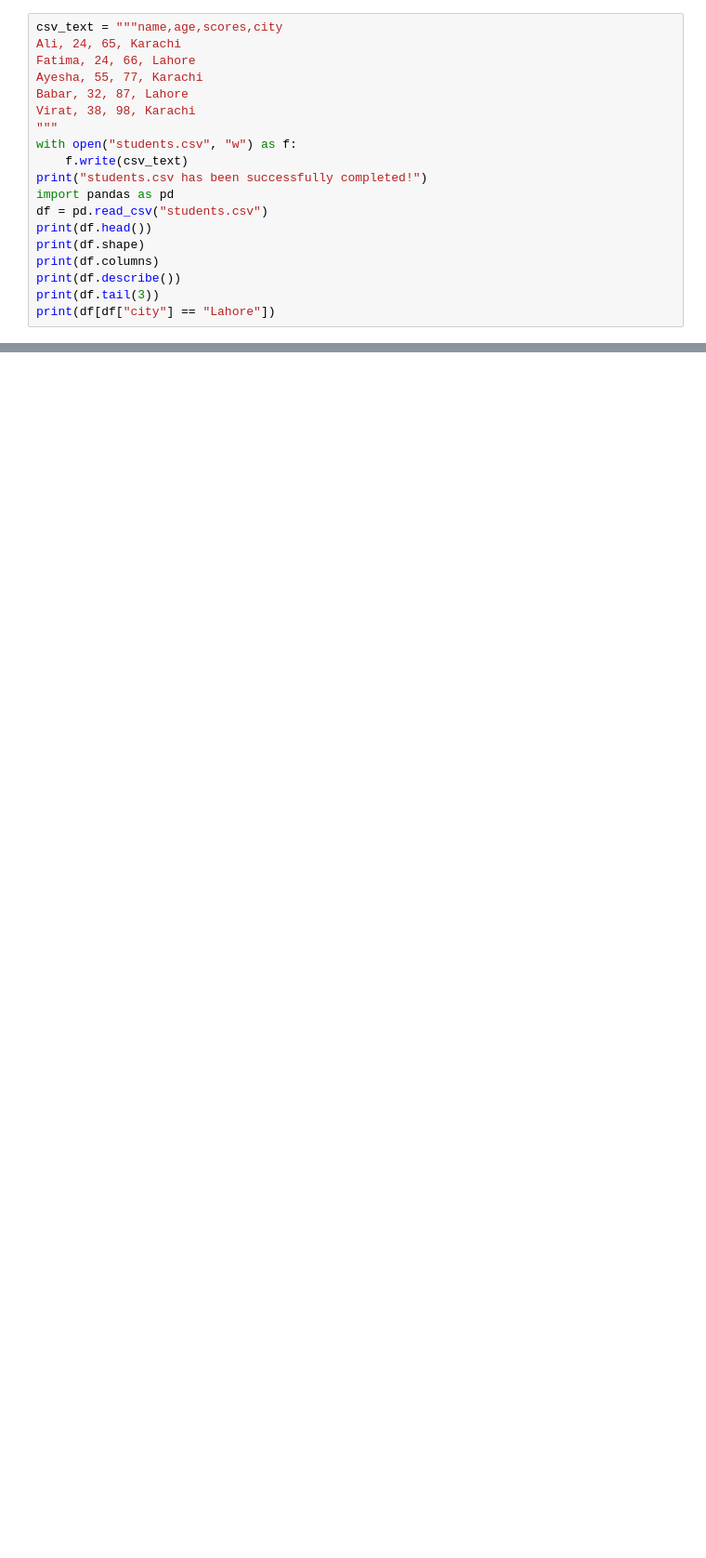
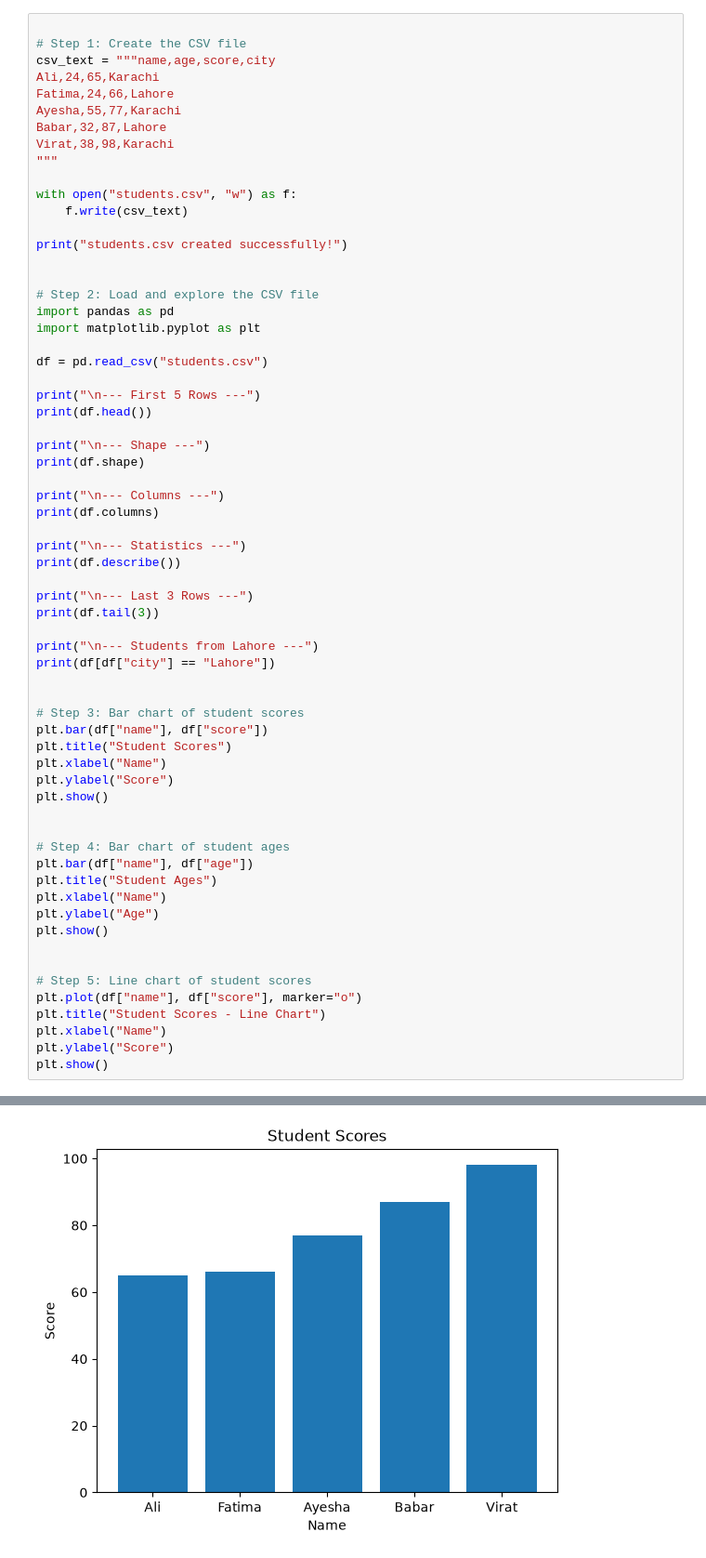
Before and after one commit to makaic18-sudo/ai-ml-journey, a Jupyter notebook: AI ML Work 3.ipynb, the cells around one changed output, grey strips where cells are left out. Shown at 93% size. Cells and saved outputs as stored; diff of their text form; blank space fills up the shorter version.

```diff
--- a/AI ML Work 3.ipynb
+++ b/AI ML Work 3.ipynb
@@ -1,20 +1,65 @@
 # %%
-csv_text = """name,age,scores,city
-Ali, 24, 65, Karachi
-Fatima, 24, 66, Lahore
-Ayesha, 55, 77, Karachi
-Babar, 32, 87, Lahore
-Virat, 38, 98, Karachi
+
+# Step 1: Create the CSV file
+csv_text = """name,age,score,city
+Ali,24,65,Karachi
+Fatima,24,66,Lahore
+Ayesha,55,77,Karachi
+Babar,32,87,Lahore
+Virat,38,98,Karachi
 """
+
 with open("students.csv", "w") as f:
     f.write(csv_text)
-print("students.csv has been successfully completed!")
+
+print("students.csv created successfully!")
+
+
+# Step 2: Load and explore the CSV file
 import pandas as pd
+import matplotlib.pyplot as plt
+
 df = pd.read_csv("students.csv")
+
+print("\n--- First 5 Rows ---")
 print(df.head())
+
+print("\n--- Shape ---")
 print(df.shape)
+
+print("\n--- Columns ---")
 print(df.columns)
+
+print("\n--- Statistics ---")
 print(df.describe())
+
+print("\n--- Last 3 Rows ---")
 print(df.tail(3))
+
+print("\n--- Students from Lahore ---")
 print(df[df["city"] == "Lahore"])
+
+
+# Step 3: Bar chart of student scores
+plt.bar(df["name"], df["score"])
+plt.title("Student Scores")
+plt.xlabel("Name")
+plt.ylabel("Score")
+plt.show()
+
+
+# Step 4: Bar chart of student ages
+plt.bar(df["name"], df["age"])
+plt.title("Student Ages")
+plt.xlabel("Name")
+plt.ylabel("Age")
+plt.show()
+
+
+# Step 5: Line chart of student scores
+plt.plot(df["name"], df["score"], marker="o")
+plt.title("Student Scores - Line Chart")
+plt.xlabel("Name")
+plt.ylabel("Score")
+plt.show()
 # %% [output]
@@ -37,0 +83 @@ Index: []
+[figure, added]
```
Also changed, not shown: parts of 1 cell of this notebook, 1 other file.
